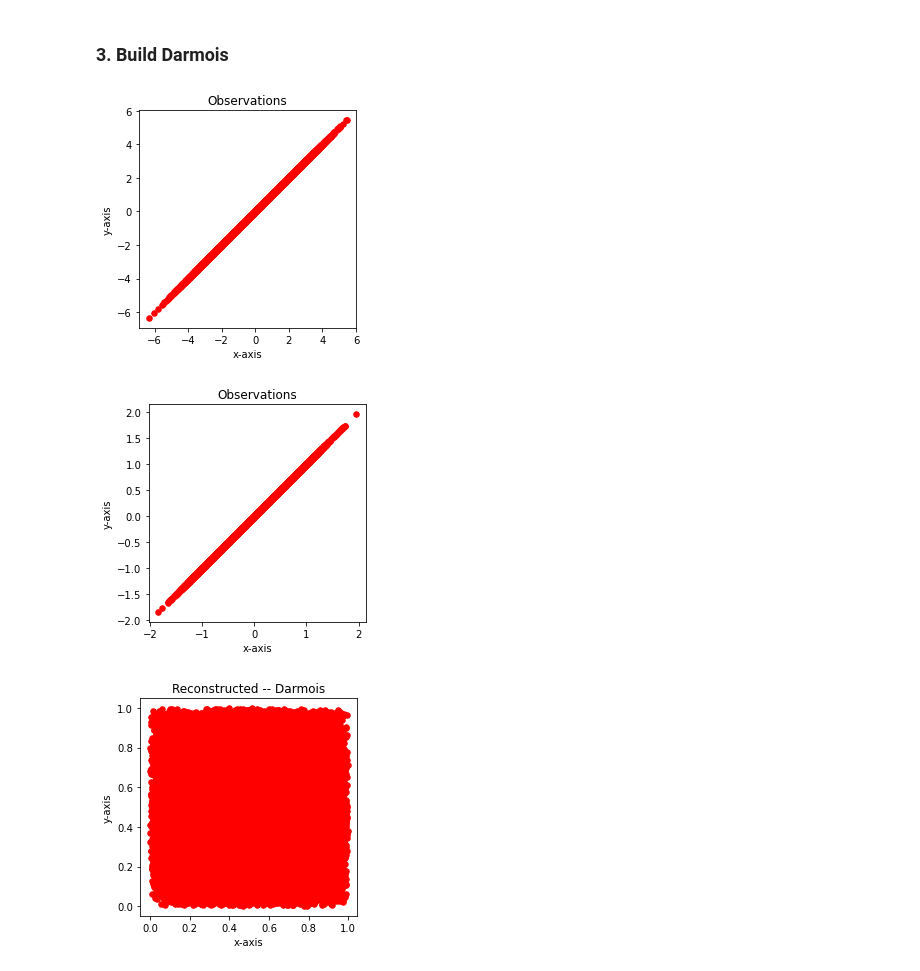
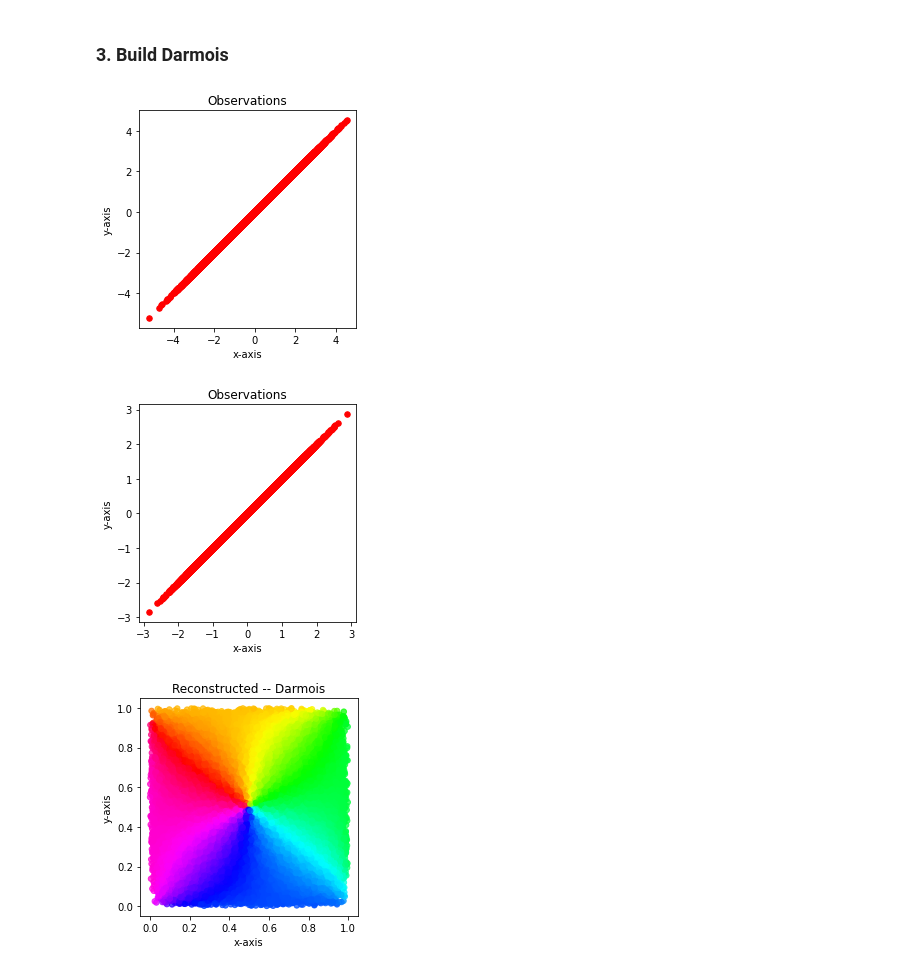
Before and after one commit to lgresele/independent-mechanism-analysis, a Jupyter notebook: 3_closed_form_darmois.ipynb, the cells around one changed output. Saved outputs shown, nothing was run; the diff lists cells and outputs as text; code cells hidden in the pictures.

```diff
--- a/3_closed_form_darmois.ipynb
+++ b/3_closed_form_darmois.ipynb
@@ -49,5 +49,14 @@ from jax import random
 key = random.PRNGKey(0)
 
 S = random.uniform(key, shape=(D, N), minval=0.0, maxval=1.0)
+# %%
+def cart2pol(x, y):
+    rho = np.sqrt(x**2 + y**2)
+    phi = np.arctan2(y, x)
+    return(rho, phi)
+
+_, phi = cart2pol( S[0]-0.5, S[1]-0.5)
+
+colors = phi
 # %%
 # Plot sources
@@ -74,2 +79,4 @@ DeviceArray([[1., 0., 0., 0.],
 # %%
 A = random.multivariate_normal(key, mean=np.zeros(D*2), cov=np.eye(2*D)).reshape(2,2)
+A = np.sqrt(np.abs(A))*np.sign(A)
+A
@@ -124,7 +134,7 @@ plt.title('Observations')
 plt.gca().set_aspect('equal', adjustable='box')
 plt.show()
 # %% [output]
-[figure, old version]
+[figure, new version]
 # %%
 plt.scatter(X[1], A[1, 0]*S_normal[0]+A[1, 1]*S_normal[1], color='r', s=30)
 plt.xlabel('x-axis')
@@ -133,7 +143,7 @@ plt.title('Observations')
 plt.gca().set_aspect('equal', adjustable='box')
 plt.show()
 # %% [output]
-[figure, old version]
+[figure, new version]
 # %%
 def darmois_linear_gaussian(A):
     sigma_0 = np.sqrt(A[0,0]**2 + A[0,1]**2)
@@ -142,22 +152,27 @@ def darmois_linear_gaussian(A):
     c_1_given_0 = rho_01*sigma_1/sigma_0
 
     def darmois(x):
-        y_0 = 0.5*(1 + special.erf(x[0]/(sigma_0*np.sqrt(2))))
-        y_1 = 0.5*(1 + special.erf( (x[1] - c_1_given_0* x[0]) /np.sqrt( 2 * ( 1 - rho_01**2) * sigma_1**2 )))
+        y_0 = 0.5*(1.0 + special.erf(x[0]/(sigma_0*np.sqrt(2.0))))
+        y_1 = 0.5*(1.0 + special.erf( (x[1] - c_1_given_0* x[0]) /np.sqrt( 2 * ( 1.0 - rho_01**2) * sigma_1**2 )))
         return np.vstack([y_0, y_1])
 
-    return darmois
+    def inv_darmois(y):
+        s_0 = sigma_0*np.sqrt(2)*special.erfinv(2.0*y[0]-1.0)
+        s_1 = np.sqrt( 2 * ( 1.0 - rho_01**2) * sigma_1**2 ) * special.erfinv(2.0*y[1]-1.0) + c_1_given_0 * s_0
+        return np.vstack([s_0, s_1])
+
+    return darmois, inv_darmois
 # %%
-darmois = darmois_linear_gaussian(A)
+darmois, inv_darmois = darmois_linear_gaussian(A)
 # %%
 Y = darmois(X)
 # %%
 # Plot reconstructed -- Darmois
-plt.scatter(Y[0], Y[1], color='r', s=30)
+plt.scatter(Y[0], Y[1], c=colors, s=30, alpha=0.75, cmap='hsv')
 plt.xlabel('x-axis')
 plt.ylabel('y-axis')
 plt.title('Reconstructed -- Darmois')
 plt.gca().set_aspect('equal', adjustable='box')
 plt.show()
 # %% [output]
-[figure, old version]
+[figure, new version]
```
Also changed, not shown: parts of 18 cells of this notebook.
